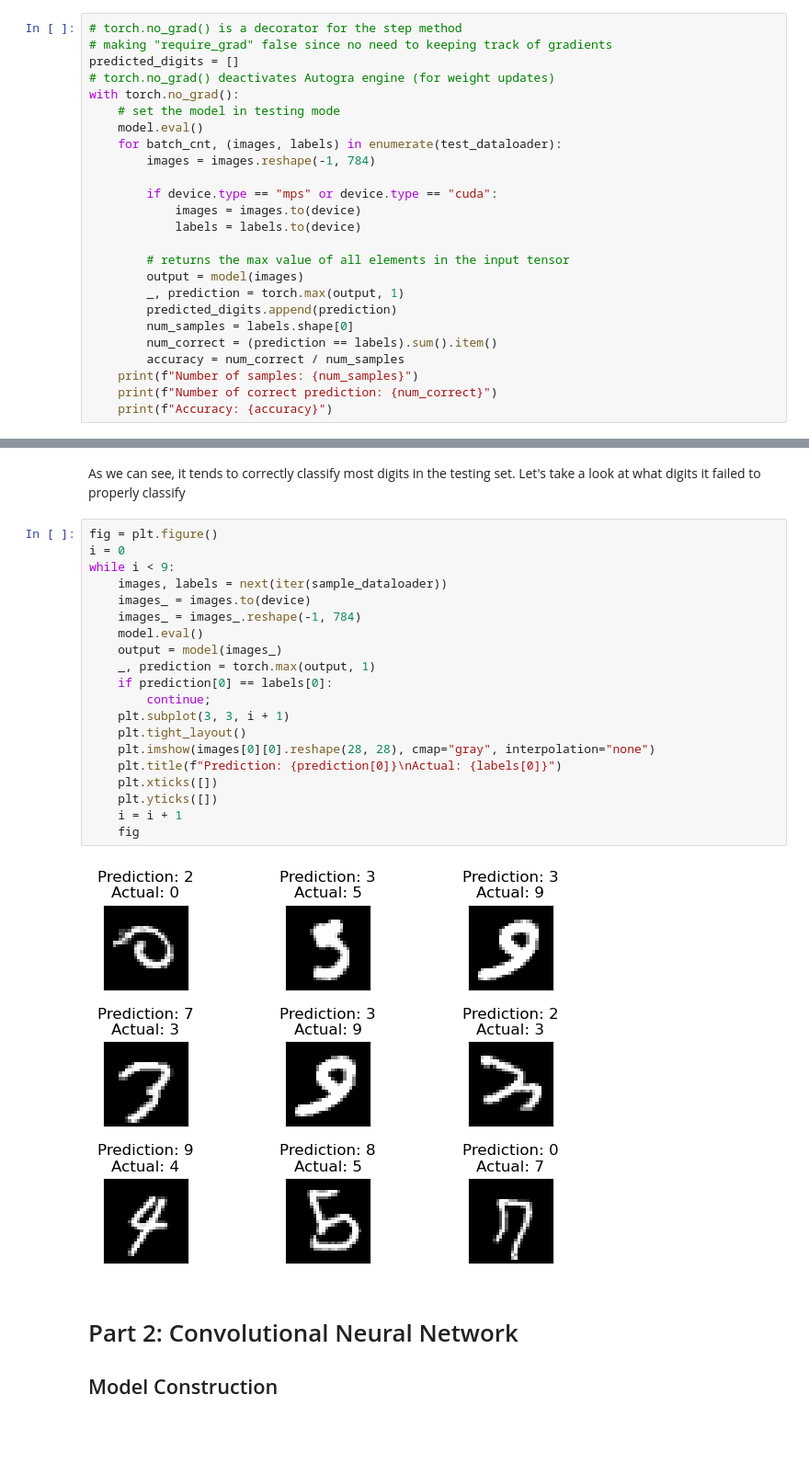
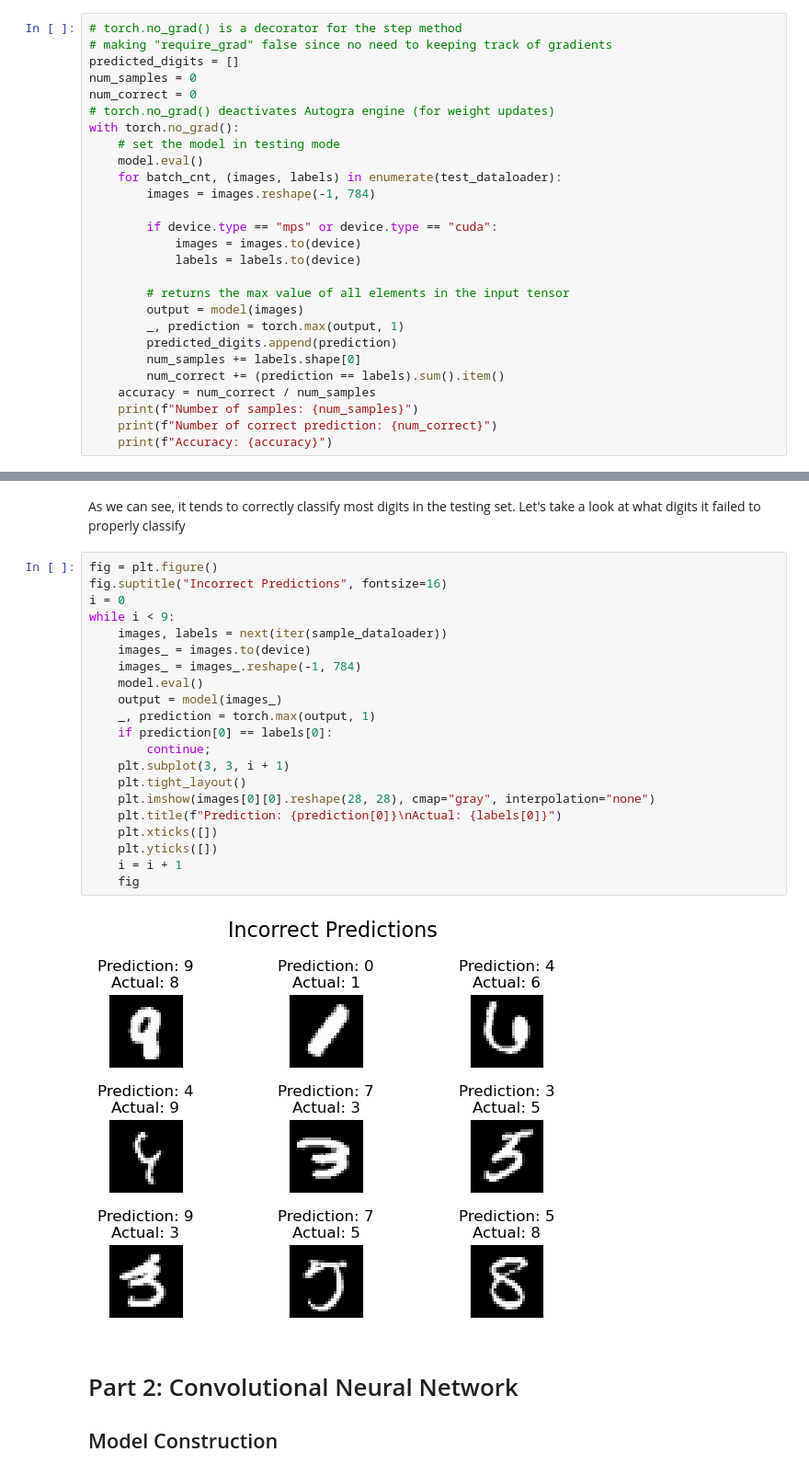
Before and after one commit to jasonw-at-csuf/CPSC-483-Project-4, a Jupyter notebook: Assignment 4.ipynb, the cells around one changed output, grey strips where cells are left out. Shown: that part at 92% size. Cells and saved outputs as stored; diff of their text form; blank space fills up the shorter version.

```diff
--- a/Assignment 4.ipynb
+++ b/Assignment 4.ipynb
@@ -196,6 +197,8 @@ Training Time: 50.249069459000005
 # torch.no_grad() is a decorator for the step method
 # making "require_grad" false since no need to keeping track of gradients
 predicted_digits = []
+num_samples = 0
+num_correct = 0
 # torch.no_grad() deactivates Autogra engine (for weight updates)
 with torch.no_grad():
     # set the model in testing mode
@@ -211,9 +214,9 @@ with torch.no_grad():
         output = model(images)
         _, prediction = torch.max(output, 1)
         predicted_digits.append(prediction)
-        num_samples = labels.shape[0]
-        num_correct = (prediction == labels).sum().item()
-        accuracy = num_correct / num_samples
+        num_samples += labels.shape[0]
+        num_correct += (prediction == labels).sum().item()
+    accuracy = num_correct / num_samples
     print(f"Number of samples: {num_samples}")
     print(f"Number of correct prediction: {num_correct}")
     print(f"Accuracy: {accuracy}")
@@ -247,26 +250,27 @@ for i in range(9):
 As we can see, it tends to correctly classify most digits in the testing set. Let's take a look at what digits it failed to properly classify
 # %%
 fig = plt.figure()
+fig.suptitle("Incorrect Predictions", fontsize=16)
 i = 0
 while i < 9:
     images, labels = next(iter(sample_dataloader))
     images_ = images.to(device)
     images_ = images_.reshape(-1, 784)
     model.eval()
     output = model(images_)
     _, prediction = torch.max(output, 1)
     if prediction[0] == labels[0]:
         continue;
     plt.subplot(3, 3, i + 1)
     plt.tight_layout()
     plt.imshow(images[0][0].reshape(28, 28), cmap="gray", interpolation="none")
     plt.title(f"Prediction: {prediction[0]}\nActual: {labels[0]}")
     plt.xticks([])
     plt.yticks([])
     i = i + 1
     fig
 # %% [output]
-[figure, old version]
+[figure, new version]
 # %% [markdown]
 # Part 2: Convolutional Neural Network
 ## Model Construction
```
Also changed, not shown: parts of 10 cells of this notebook.
